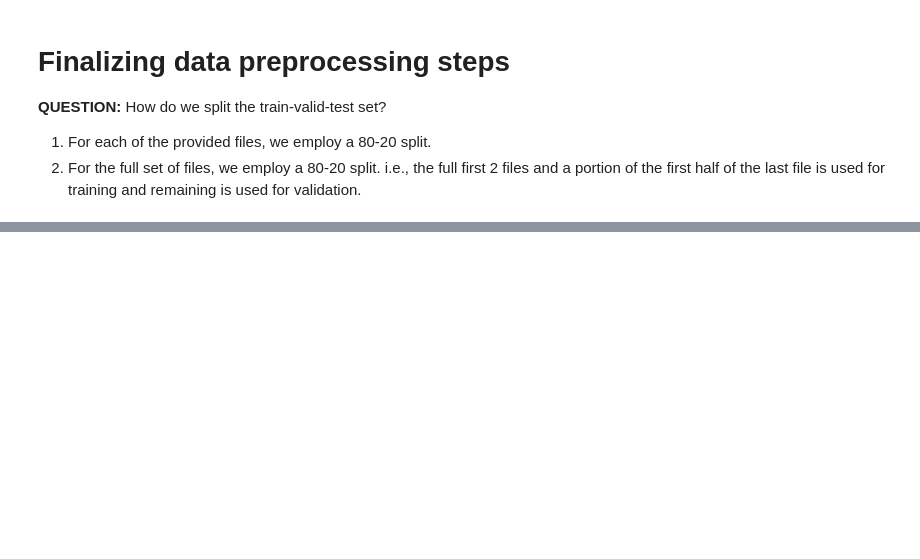
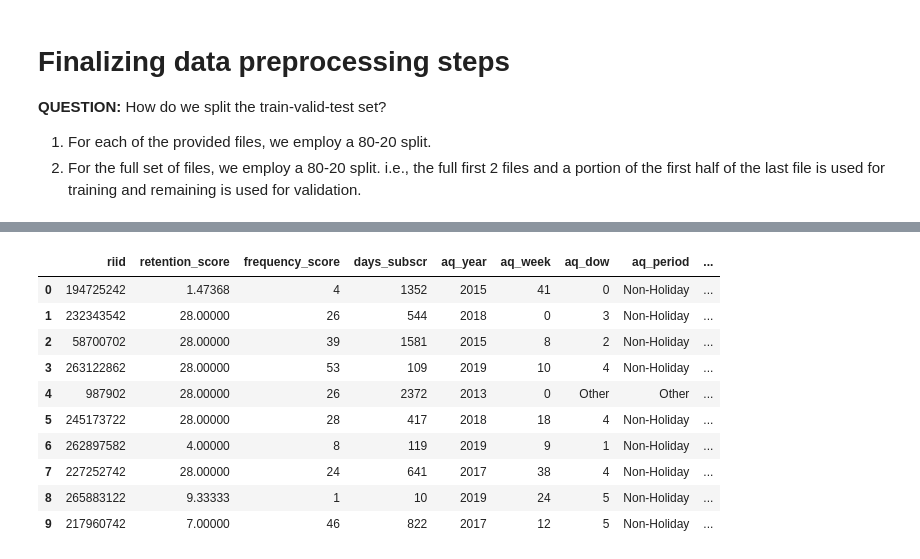
Before and after one commit to fellowship/deep-and-wide-bandit, a Jupyter notebook: EDA_LargeSet.ipynb, the cells around one changed output, grey strips where cells are left out. Drawn from its saved outputs; the diff is of its cells as text; code cells hidden in the pictures; blank space fills up the shorter version.

```diff
--- a/EDA_LargeSet.ipynb
+++ b/EDA_LargeSet.ipynb
@@ -608,0 +552,14 @@ for key, value in moving_dict.items():
+# %%
+df_aleksey_weekly.head(10)
+# %% [output]
+|  | riid | retention_score | frequency_score | days_subscr | aq_year | aq_week | aq_dow | aq_period | ... |
+| 0 | 194725242 | 1.47368 | 4 | 1352 | 2015 | 41 | 0 | Non-Holiday | ... |
+| 1 | 232343542 | 28.00000 | 26 | 544 | 2018 | 0 | 3 | Non-Holiday | ... |
+| 2 | 58700702 | 28.00000 | 39 | 1581 | 2015 | 8 | 2 | Non-Holiday | ... |
+| 3 | 263122862 | 28.00000 | 53 | 109 | 2019 | 10 | 4 | Non-Holiday | ... |
+| 4 | 987902 | 28.00000 | 26 | 2372 | 2013 | 0 | Other | Other | ... |
+| 5 | 245173722 | 28.00000 | 28 | 417 | 2018 | 18 | 4 | Non-Holiday | ... |
+| 6 | 262897582 | 4.00000 | 8 | 119 | 2019 | 9 | 1 | Non-Holiday | ... |
+| 7 | 227252742 | 28.00000 | 24 | 641 | 2017 | 38 | 4 | Non-Holiday | ... |
+| 8 | 265883122 | 9.33333 | 1 | 10 | 2019 | 24 | 5 | Non-Holiday | ... |
+| 9 | 217960742 | 7.00000 | 46 | 822 | 2017 | 12 | 5 | Non-Holiday | ... |
```
Also changed, not shown: parts of 11 cells of this notebook.
